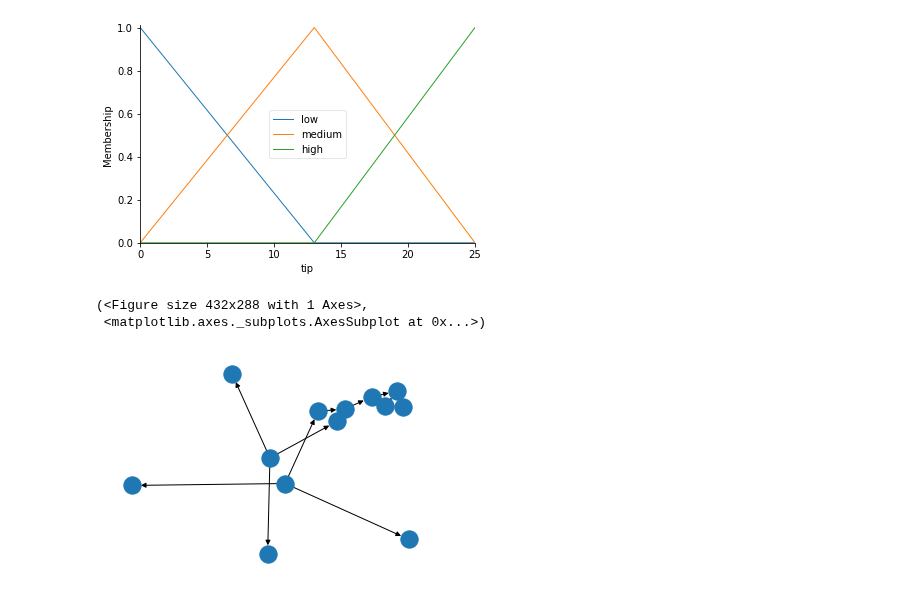
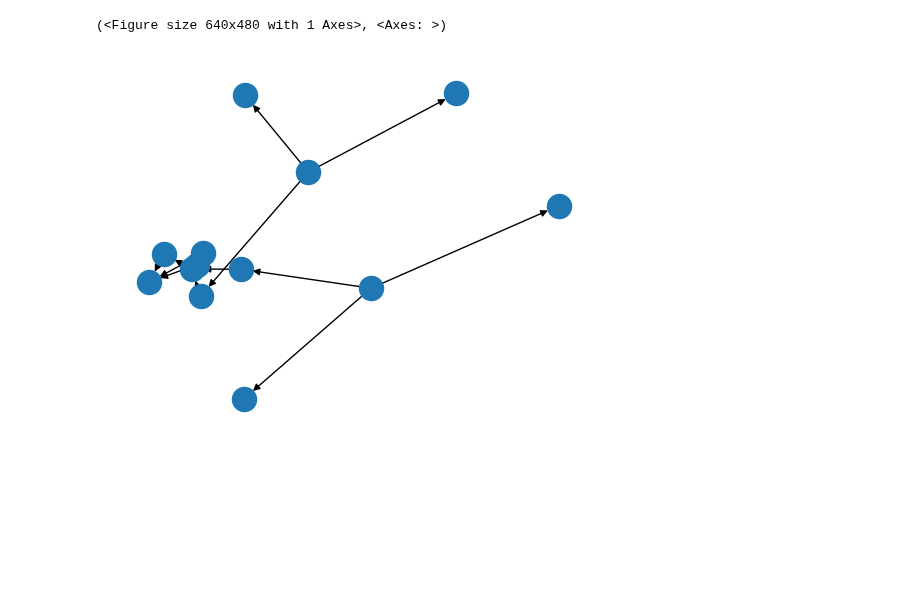
Before and after one commit to cheahpc/CAI3013N-Introduction-To-AI-Assignment-Project-Snowman, a Jupyter notebook: Fuzzy_Tipping.ipynb, the cells around one changed output. Drawn from its saved outputs; the diff is of its cells as text; code cells hidden in the pictures; blank space fills up the shorter version.

```diff
--- a/Fuzzy_Tipping.ipynb
+++ b/Fuzzy_Tipping.ipynb
@@ -40,4 +31,0 @@ service.view()
-# %%
-tip.view()
-# %% [output]
-[figure, removed]
@@ -61,10 +31,0 @@ kind of task at which fuzzy logic excels.
-# %%
-rule1 = ctrl.Rule(quality['bad'] | service['poor'], tip['low'])
-rule2 = ctrl.Rule(service['average'], tip['medium'])
-rule3 = ctrl.Rule(service['good'] | quality['good'], tip['high'])
-
-rule3.view()
-# %% [output]
-(<Figure size 432x288 with 1 Axes>,
- <matplotlib.axes._subplots.AxesSubplot at 0x...>)
-[figure, removed]
@@ -78 +32,15 @@ via:
+# %%
+rule1 = ctrl.Rule(temperature["normal"] | humidity["low"], comfortable["comfortable"])
+rule2 = ctrl.Rule(temperature["hot"] | humidity["High"], comfortable["uncomfortable"])
+rule3 = ctrl.Rule(
+    temperature["cold"] | lightlevel["bright"], comfortable["comfortable"]
+)
+rule4 = ctrl.Rule(
+    temperature["hot"] | lightlevel["bright"], comfortable["uncomfortable"]
+)
+
+rule3.view()
+# %% [output]
+(<Figure size 640x480 with 1 Axes>, <Axes: >)
+[figure, added]
 # %%
```
Also changed, not shown: parts of 14 cells of this notebook, 1 other file.
